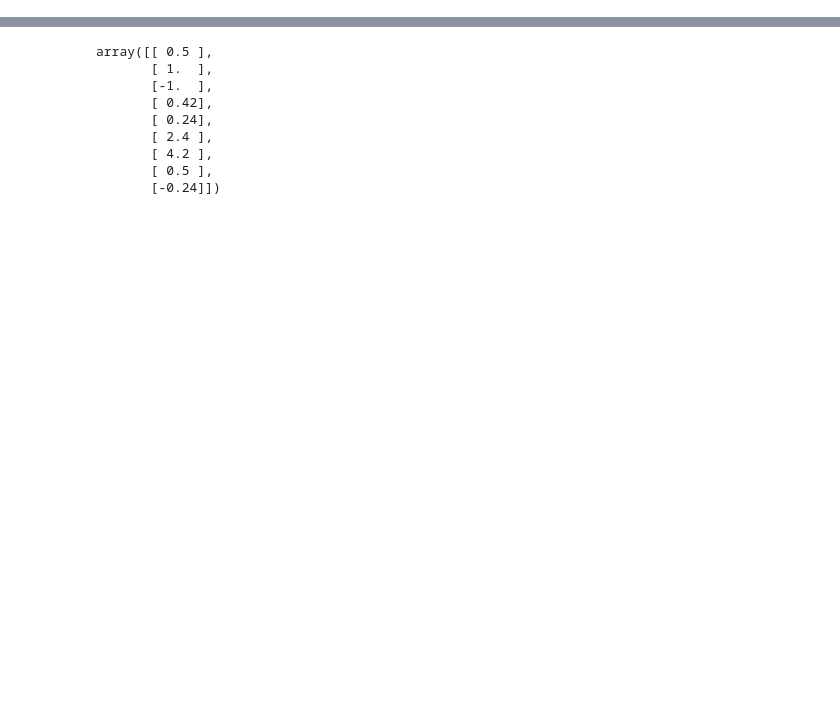
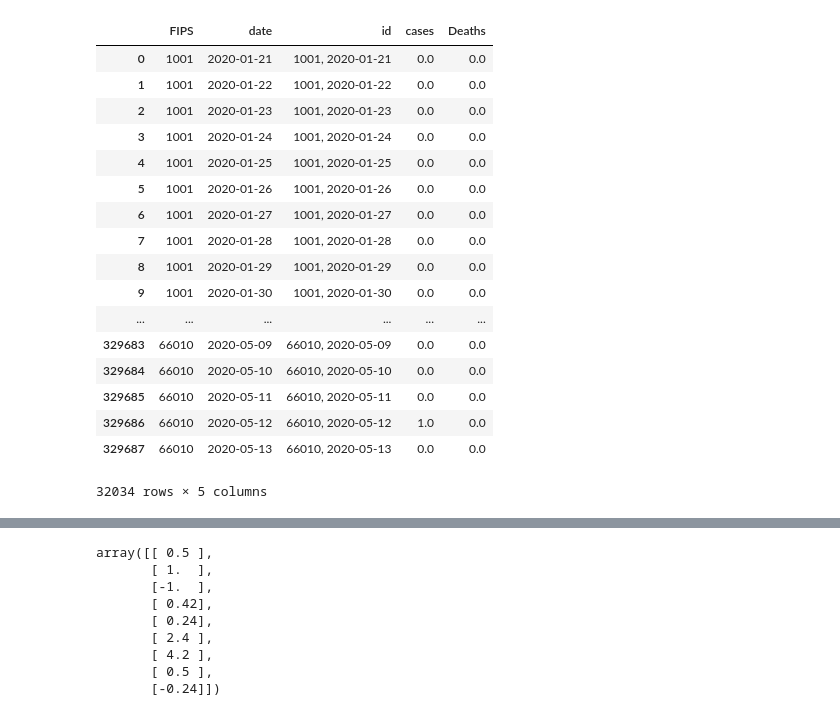
Before and after one commit to Zarand3r/corona_light, a Jupyter notebook: models/HMM_Work/HMM_Model_Training.ipynb, the cells around one changed output, grey strips where cells are left out. Saved outputs shown, nothing was run; the diff lists cells and outputs as text; code cells hidden in the pictures; blank space fills up the shorter version.

```diff
--- a/models/HMM_Work/HMM_Model_Training.ipynb
+++ b/models/HMM_Work/HMM_Model_Training.ipynb
@@ -84,6 +133,8 @@ def makeX(Data, DTW, cluster_col, cluster_num, fipsname, deathsname):
 #Dataframes of deaths
 NYT_F = pd.read_csv(f"{homedir}/models/HMM_Work/NYT_daily_Filled.csv", index_col=0)
 NYT_W = pd.read_csv(f"{homedir}/models/HMM_Work/NYT_daily_Warp.csv", index_col=0)
+NYT_F = NYT_F.rename(columns={'fips':'FIPS','deaths':'Deaths'})
+NYT_W = NYT_W.rename(columns={'fips':'FIPS','deaths':'Deaths'})
 JHU = pd.read_csv(f"{homedir}/models/HMM_Work/JHU_daily.csv", index_col=0)
 #list of lists of deaths data
 with open('NYT_daily_Warp_Death.txt') as f:
@@ -162,3 +342,26 @@ model1.score_samples(test[0],test[1])
+# %%
+fips = list(DTW_Clusters[DTW_Clusters['NYT_F_N_L_L'] == 9]['FIPS'])
+Rows = NYT_F[NYT_F['FIPS'].isin(fips)]
+Rows
+# %% [output]
+|  | FIPS | date | id | cases | Deaths |
+| 0 | 1001 | 2020-01-21 | 1001, 2020-01-21 | 0.0 | 0.0 |
+| 1 | 1001 | 2020-01-22 | 1001, 2020-01-22 | 0.0 | 0.0 |
+| 2 | 1001 | 2020-01-23 | 1001, 2020-01-23 | 0.0 | 0.0 |
+| 3 | 1001 | 2020-01-24 | 1001, 2020-01-24 | 0.0 | 0.0 |
+| 4 | 1001 | 2020-01-25 | 1001, 2020-01-25 | 0.0 | 0.0 |
+| 5 | 1001 | 2020-01-26 | 1001, 2020-01-26 | 0.0 | 0.0 |
+| 6 | 1001 | 2020-01-27 | 1001, 2020-01-27 | 0.0 | 0.0 |
+| 7 | 1001 | 2020-01-28 | 1001, 2020-01-28 | 0.0 | 0.0 |
+| 8 | 1001 | 2020-01-29 | 1001, 2020-01-29 | 0.0 | 0.0 |
+| 9 | 1001 | 2020-01-30 | 1001, 2020-01-30 | 0.0 | 0.0 |
+| ... | ... | ... | ... | ... | ... |
+| 329683 | 66010 | 2020-05-09 | 66010, 2020-05-09 | 0.0 | 0.0 |
+| 329684 | 66010 | 2020-05-10 | 66010, 2020-05-10 | 0.0 | 0.0 |
+| 329685 | 66010 | 2020-05-11 | 66010, 2020-05-11 | 0.0 | 0.0 |
+| 329686 | 66010 | 2020-05-12 | 66010, 2020-05-12 | 1.0 | 0.0 |
+| 329687 | 66010 | 2020-05-13 | 66010, 2020-05-13 | 0.0 | 0.0 |
+32034 rows × 5 columns
 # %%
 X1 = [0.5, 1.0, -1.0, 0.42, 0.24]
 X2 = [2.4, 4.2, 0.5, -0.24]
```
Also changed, not shown: parts of 21 cells of this notebook, 3 other files.
